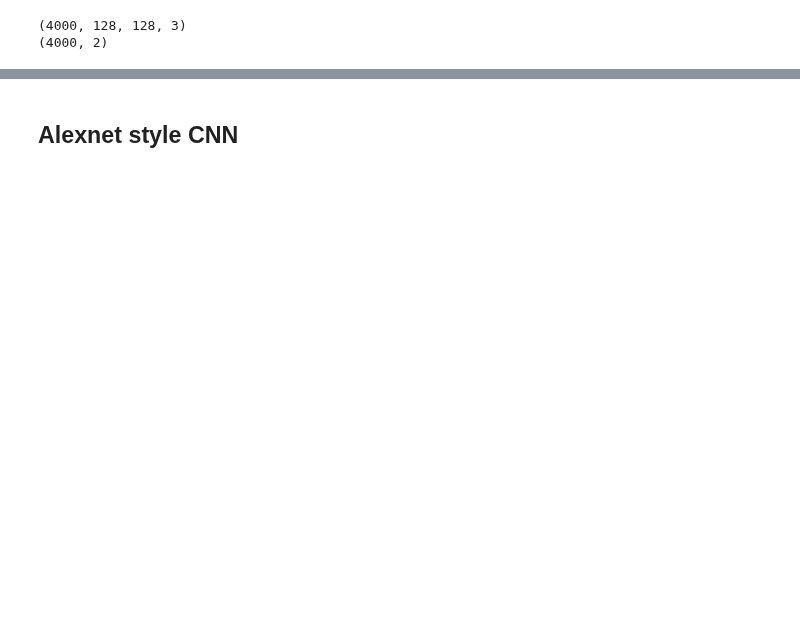
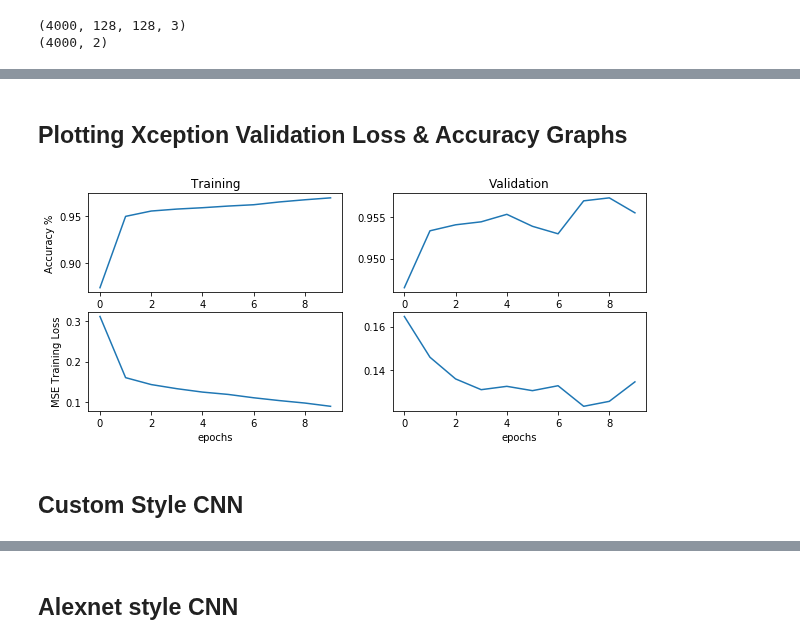
Before and after one commit to l1onh3art88/ml-lab2, a Jupyter notebook: lab6b/lab6b.ipynb, the cells around one changed output, grey strips where cells are left out. Saved outputs shown, nothing was run; the diff lists cells and outputs as text; code cells hidden in the pictures; blank space fills up the shorter version.

```diff
--- a/lab6b/lab6b.ipynb
+++ b/lab6b/lab6b.ipynb
@@ -139,7 +153,7 @@ datagen = ImageDataGenerator(featurewise_center=False,
     rescale=None)
 datagen.fit(x_train)
 # %%
-tmps = datagen.flow(x_train, y_train, batch_size=5000)
+tmps = datagen.flow(x_train, y_train, batch_size=len(x_train))
 for tmp in tmps:
     x_train = np.concatenate((x_train,tmp[0]))
     y_train = np.concatenate((y_train,tmp[1]))
@@ -158,0 +270,13 @@ x_test_flat = np.array(x_test_flat)
+# %%
+
+# speed up by training by not using augmentation, perhaps there are faster ways??
+xception.compile(loss='binary_crossentropy', # 'categorical_crossentropy' 'mean_squared_error'
+                optimizer='adam', # 'adadelta' 'rmsprop'
+                metrics=['accuracy'])
+
+xception_history = xception.fit(x_train, y_train, batch_size=64,
+            epochs=10, verbose=1,
+            validation_data=(x_test,y_test),
+            shuffle=True,
+            callbacks=[EarlyStopping(monitor='val_loss', patience=2)]
+            )
@@ -159,3 +301,29 @@ x_test_flat = np.array(x_test_flat)
+# %% [markdown]
+## Plotting Xception Validation Loss & Accuracy Graphs
+# %%
+plt.figure(figsize=(10,4))
+plt.subplot(2,2,1)
+plt.plot(xception_history.history['acc'])
+
+plt.ylabel('Accuracy %')
+plt.title('Training')
+plt.subplot(2,2,2)
+plt.plot(xception_history.history['val_acc'])
+plt.title('Validation')
+
+plt.subplot(2,2,3)
+plt.plot(xception_history.history['loss'])
+plt.ylabel('MSE Training Loss')
+plt.xlabel('epochs')
+
+plt.subplot(2,2,4)
+plt.plot(xception_history.history['val_loss'])
+plt.xlabel('epochs')
+plt.show()
+# %% [output]
+[figure, added]
+# %% [markdown]
+## Custom Style CNN
 # %%
 cnn2 = Sequential()
 cnn2.add( Conv2D(filters=16,
```
Also changed, not shown: parts of 28 cells of this notebook.
